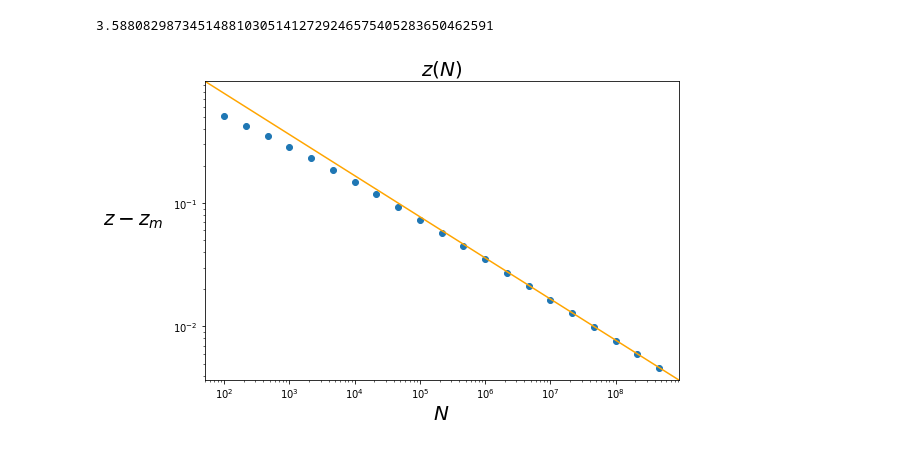
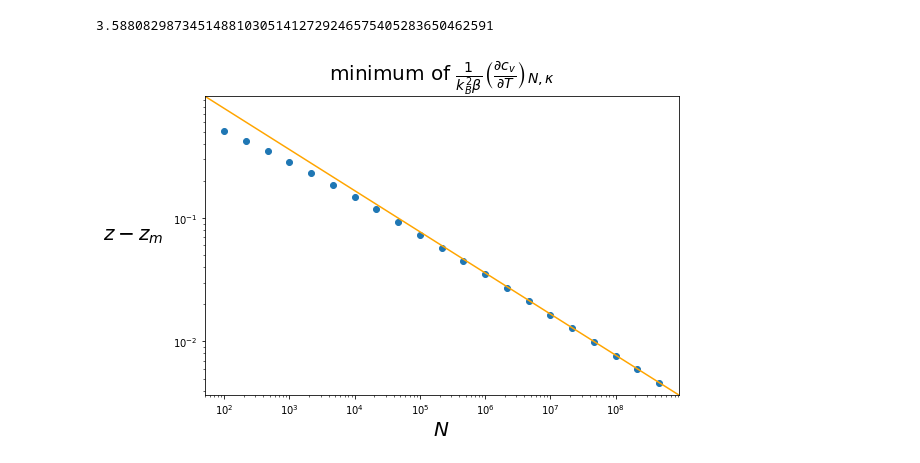
Before and after one commit to PessoaP/IGQG, a Jupyter notebook: Minimum of c_v derivative.ipynb, the cells around one changed output. Saved outputs shown, nothing was run; the diff lists cells and outputs as text; code cells hidden in the pictures.

```diff
--- a/Minimum of c_v derivative.ipynb
+++ b/Minimum of c_v derivative.ipynb
@@ -188,24 +188,24 @@ zbar
 # %%
 zc = z-zmin
 
 fig,ax = plt.subplots(figsize=(8.5,5.5))
 
 zpredict = zbar*xaxis**(-1/3)
 
 ax.scatter(ns,zc.astype(np.float64))
 ax.plot(xaxis,zpredict,color='orange')
 ax.set_yscale('log')
 ax.set_xscale('log')
 
 ax.set_xlabel(r'$N$',size=20)
 ax.set_ylabel(r'$z - z_m$            ',size=20,rotation=0)
 
 ax.set_xlim(float(xaxis[0]), float(xaxis[-1]))
 ax.set_ylim(float(zpredict[-1]), float(zpredict[0]))
 
-ax.set_title(r'$z(N)$'.format(eta), fontsize=20)
+ax.set_title(r'minimum of $\frac{1}{k_B^2  \beta} \left( \frac{\partial c_v}{\partial T}\right)_{N,\kappa}$', fontsize=20)
 plt.savefig('scaling_z.png'.format(eta), bbox_inches = "tight",dpi=600)
 
 plt.show()
 # %% [output]
-[figure, old version]
+[figure, new version]
```
Also changed, not shown: 2 other files.
